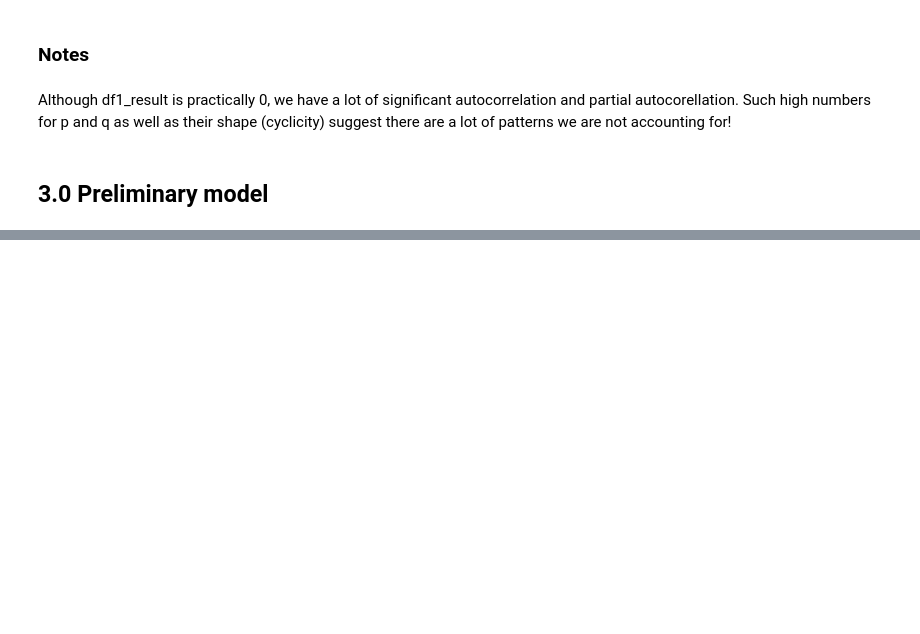
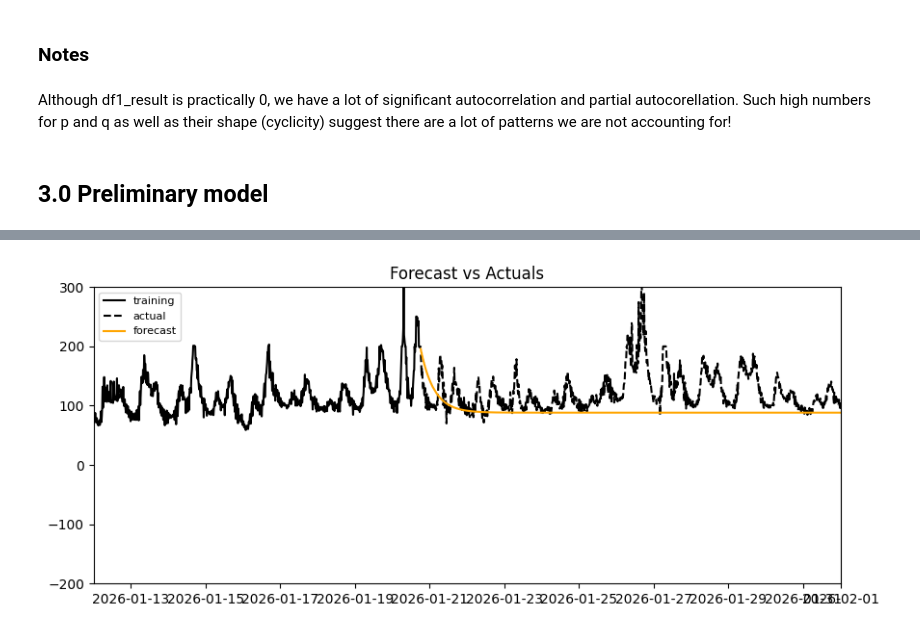
Before and after one commit to xucenying/grid-intelligence, a Jupyter notebook: notebooks/laurenz/baseline_model.ipynb, the cells around one changed output, grey strips where cells are left out. Saved outputs shown, nothing was run; the diff lists cells and outputs as text; code cells hidden in the pictures; blank space fills up the shorter version.

```diff
--- a/notebooks/laurenz/baseline_model.ipynb
+++ b/notebooks/laurenz/baseline_model.ipynb
@@ -187,0 +242,31 @@ len(train), len(test)
+# %%
+def plot_forecast_2(fc, train, test, ylim_low=None, ylim_up=None,
+                    days_shown=None, upper=None, lower=None):
+    is_confidence_int = isinstance(upper, np.ndarray) and isinstance(lower, np.ndarray)
+    # Prepare plot series
+    fc_series = pd.Series(fc, index=test.index)
+    lower_series = pd.Series(upper, index=test.index) if is_confidence_int else None
+    upper_series = pd.Series(lower, index=test.index) if is_confidence_int else None
+
+    # Plot
+    plt.figure(figsize=(10,4), dpi=100)
+    plt.plot(train, label='training', color='black')
+    plt.plot(test, label='actual', color='black', ls='--')
+    plt.plot(fc_series, label='forecast', color='orange')
+    if is_confidence_int:
+        plt.fill_between(lower_series.index, lower_series, upper_series, color='k', alpha=.15)
+    plt.title('Forecast vs Actuals')
+    plt.legend(loc='upper left', fontsize=8)
+    if days_shown is not None:
+        end_date = test.index.max()
+        print(end_date)
+        start_date = end_date - pd.Timedelta(days=days_shown)
+        print(start_date)
+        plt.xlim(start_date, end_date)
+    if ylim_low is not None and ylim_up is not None:
+        plt.ylim(ylim_low, ylim_up)
+
+    plt.show()
+# %%
+plot_forecast_2(forecast, train, test, ylim_low=-200, ylim_up=300, days_shown=20, upper=None, lower=None)
+# %% [output]
@@ -187,0 +275 @@ len(train), len(test)
+[figure, added]
```
Also changed, not shown: parts of 15 cells of this notebook.
